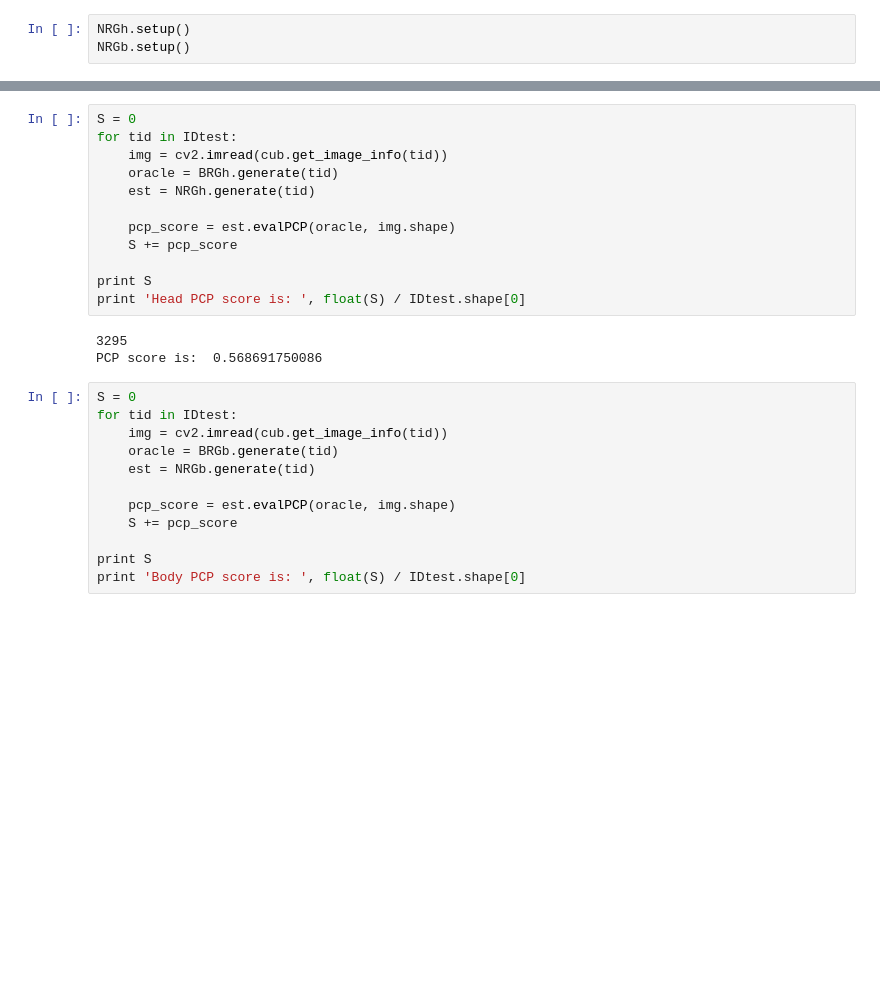
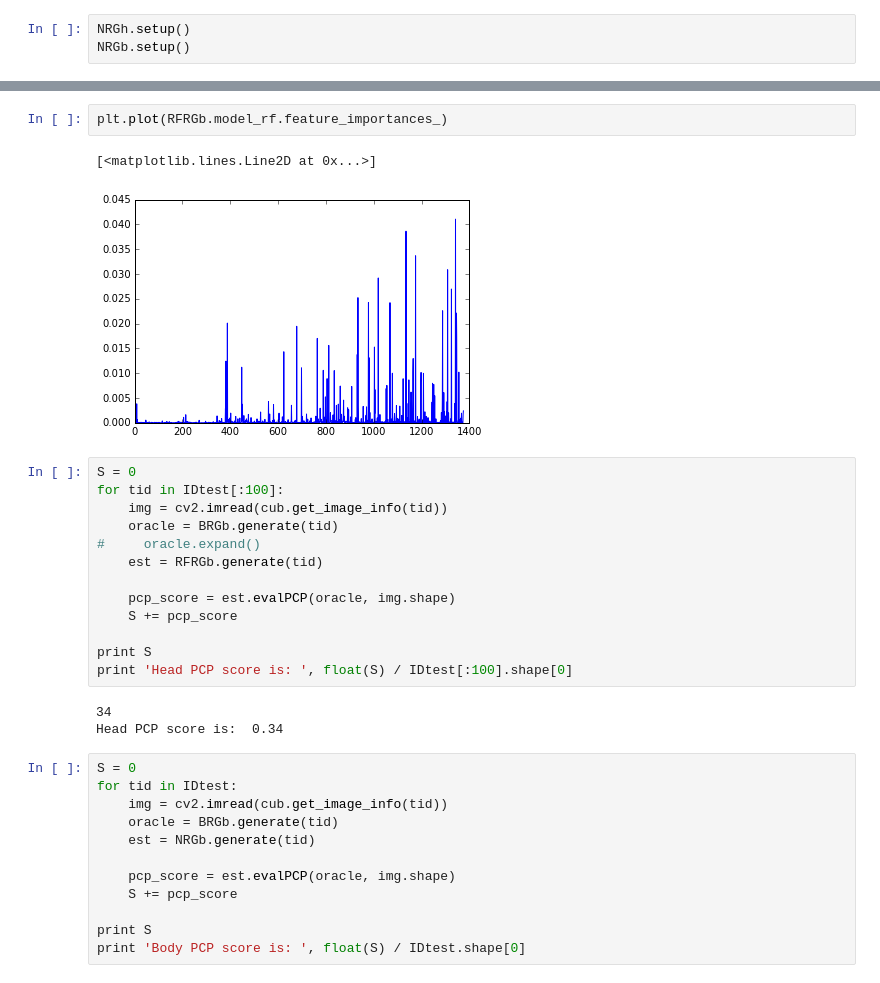
Before and after one commit to yassersouri/omgh, a Jupyter notebook: notebooks/Part Evaluation.ipynb, the cells around one changed output, grey strips where cells are left out. Saved outputs shown, nothing was run; the diff lists cells and outputs as text; blank space fills up the shorter version.

```diff
--- a/notebooks/Part Evaluation.ipynb
+++ b/notebooks/Part Evaluation.ipynb
@@ -61,18 +80,24 @@ NRGb.vis(I)
+# %%
+plt.plot(RFRGb.model_rf.feature_importances_)
+# %% [output]
+[<matplotlib.lines.Line2D at 0x...>]
+[figure, added]
 # %%
 S = 0
-for tid in IDtest:
+for tid in IDtest[:100]:
     img = cv2.imread(cub.get_image_info(tid))
-    oracle = BRGh.generate(tid)
-    est = NRGh.generate(tid)
+    oracle = BRGb.generate(tid)
+#     oracle.expand()
+    est = RFRGb.generate(tid)
 
     pcp_score = est.evalPCP(oracle, img.shape)
     S += pcp_score
 
 print S
-print 'Head PCP score is: ', float(S) / IDtest.shape[0]
+print 'Head PCP score is: ', float(S) / IDtest[:100].shape[0]
 # %% [output]
-3295
-PCP score is:  0.568691750086
+34
+Head PCP score is:  0.34
 # %%
 S = 0
 for tid in IDtest:
```
Also changed, not shown: parts of 7 cells of this notebook.
